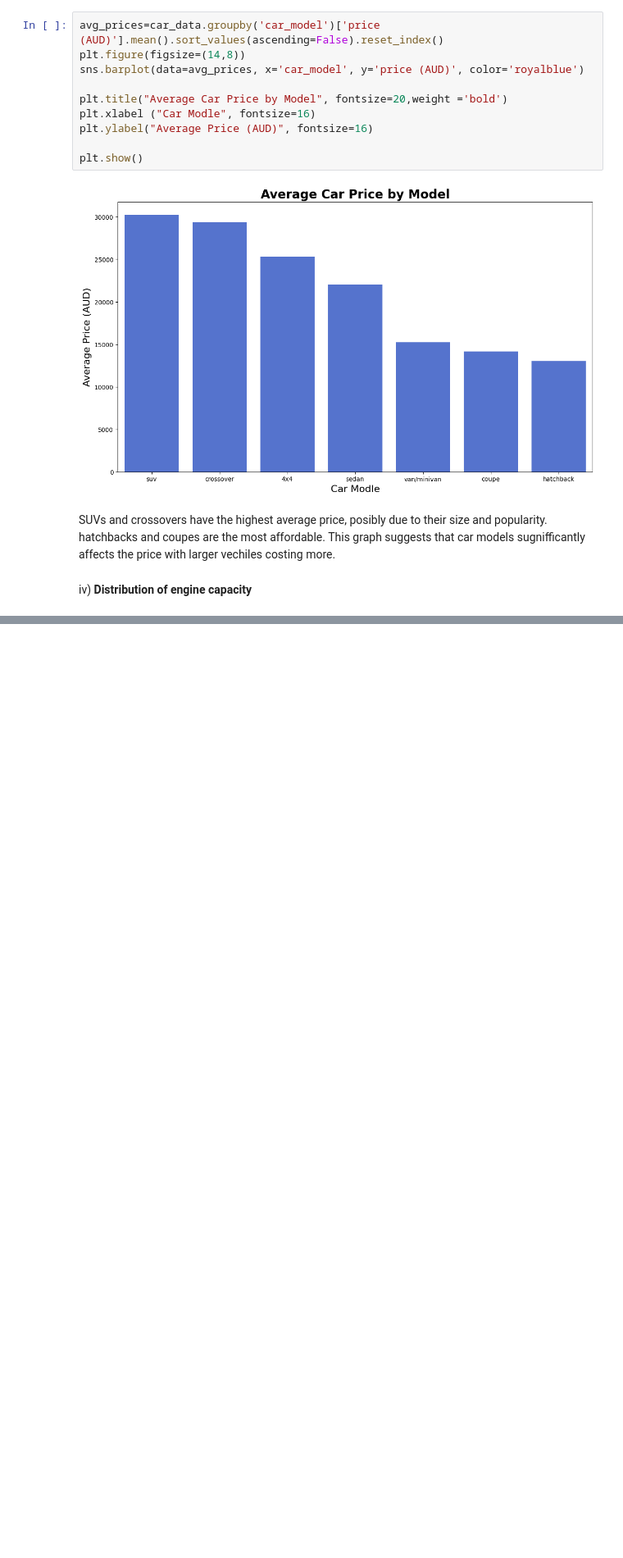
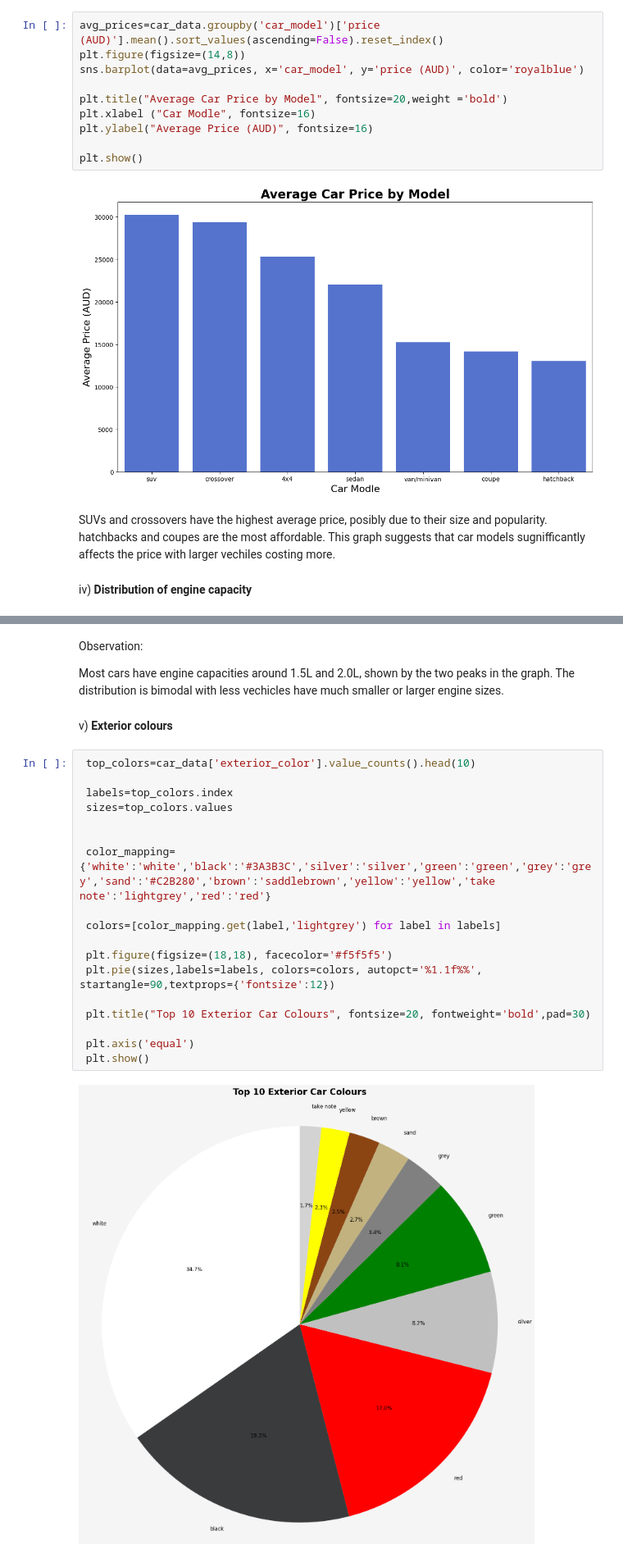
Before and after one commit to gvosper25/3009ICT-Assignmnet, a Jupyter notebook: 3009ICT_Assignment.ipynb, the cells around one changed output, grey strips where cells are left out. Shown at 82% size. Saved outputs shown, nothing was run; the diff lists cells and outputs as text; blank space fills up the shorter version.

```diff
--- a/3009ICT_Assignment.ipynb
+++ b/3009ICT_Assignment.ipynb
@@ -392,0 +405,26 @@ iv) **Distribution of engine capacity**
+# %% [markdown]
+Observation:
+
+Most cars have engine capacities around 1.5L and 2.0L, shown by the two peaks in the graph. The distribution is bimodal with less vechicles have much smaller or larger engine sizes.
+# %% [markdown]
+v) **Exterior colours**
+# %%
+ top_colors=car_data['exterior_color'].value_counts().head(10)
+
+ labels=top_colors.index
+ sizes=top_colors.values
+
+
+ color_mapping={'white':'white','black':'#3A3B3C','silver':'silver','green':'green','grey':'grey','sand':'#C2B280','brown':'saddlebrown','yellow':'yellow','take note':'lightgrey','red':'red'}
+
+ colors=[color_mapping.get(label,'lightgrey') for label in labels]
+
+ plt.figure(figsize=(18,18), facecolor='#f5f5f5')
+ plt.pie(sizes,labels=labels, colors=colors, autopct='%1.1f%%', startangle=90,textprops={'fontsize':12})
+
+ plt.title("Top 10 Exterior Car Colours", fontsize=20, fontweight='bold',pad=30)
+
+ plt.axis('equal')
+ plt.show()
+# %% [output]
+[figure, added]
```
Also changed, not shown: parts of 2 cells of this notebook.
